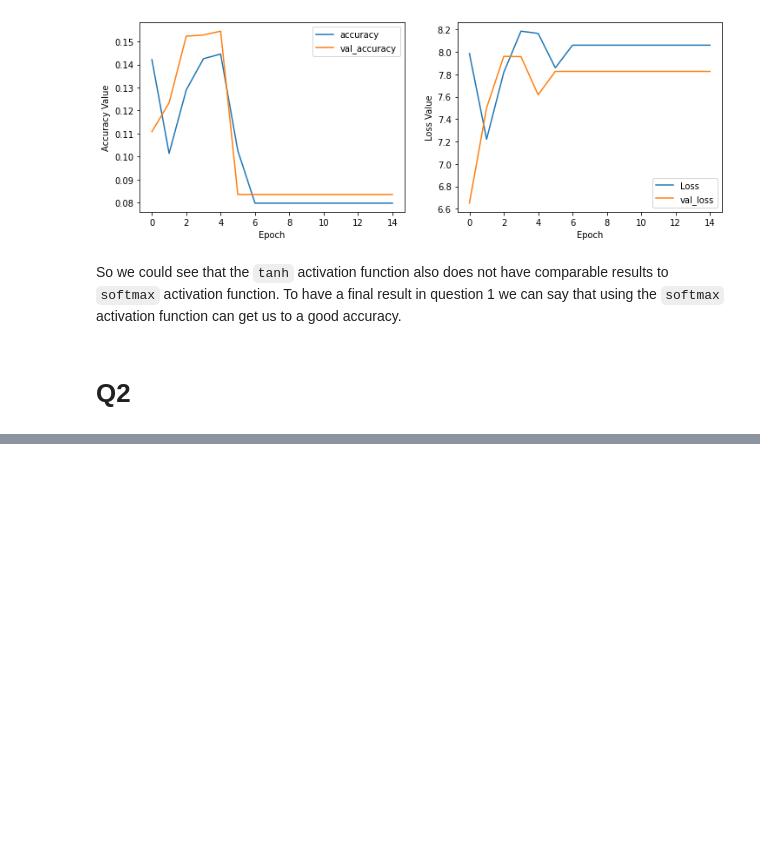
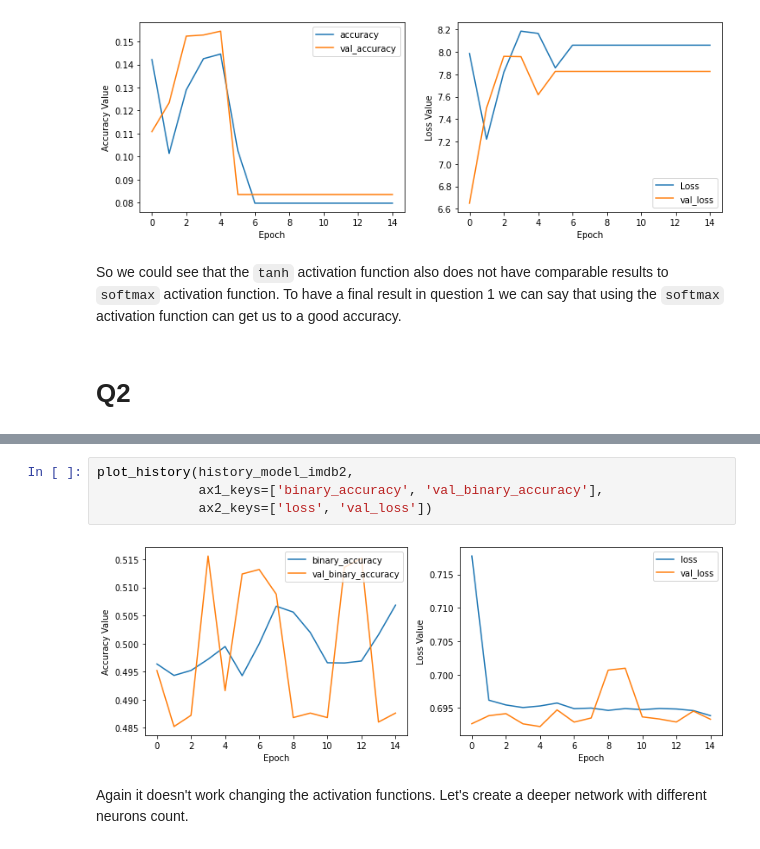
Before and after one commit to amindadgar/Machine-Learning, a Jupyter notebook: HW4/main.ipynb, the cells around one changed output, grey strips where cells are left out. Drawn from its saved outputs; the diff is of its cells as text; blank space fills up the shorter version.

```diff
--- a/HW4/main.ipynb
+++ b/HW4/main.ipynb
@@ -395,0 +655,8 @@ So we could see that the `tanh` activation function also does not have comparabl
+# %%
+plot_history(history_model_imdb2,
+             ax1_keys=['binary_accuracy', 'val_binary_accuracy'],
+             ax2_keys=['loss', 'val_loss'])
+# %% [output]
+[figure, added]
+# %% [markdown]
+Again it doesn't work changing the activation functions. Let's create a deeper network with different neurons count.
```
Also changed, not shown: parts of 35 cells of this notebook.
